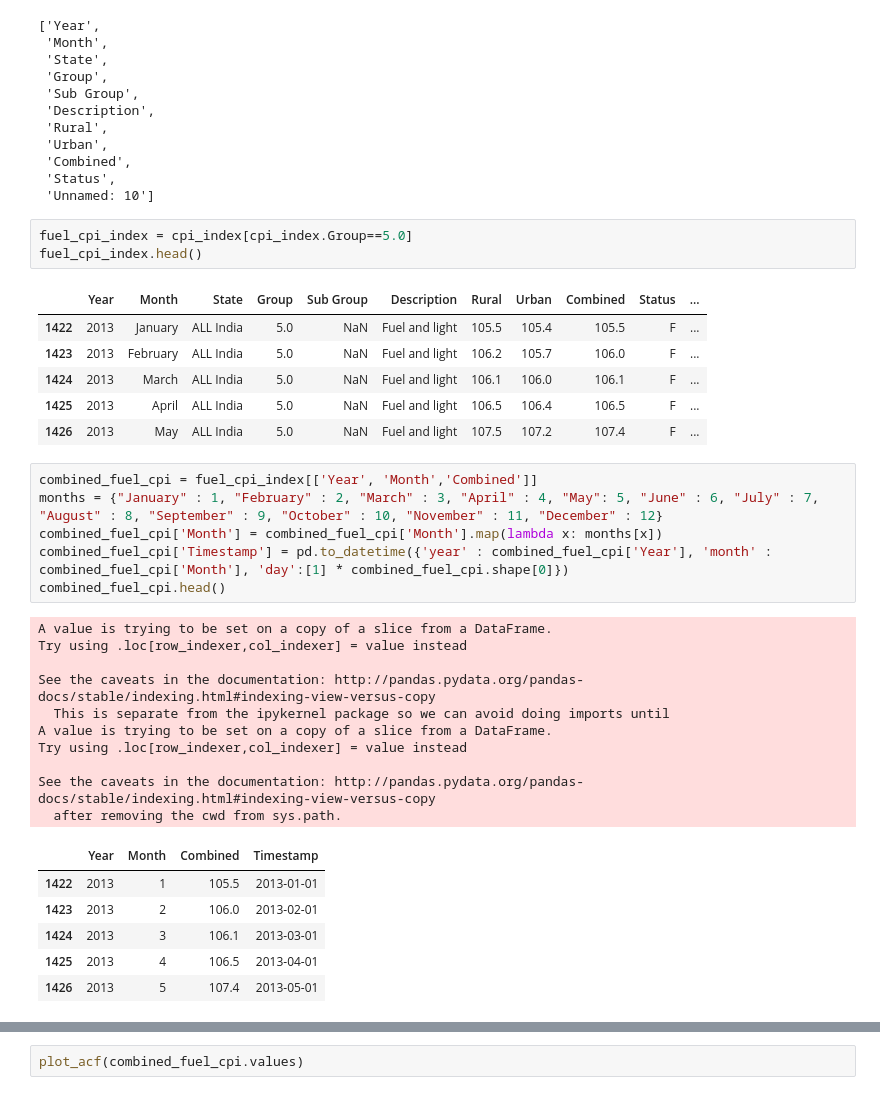
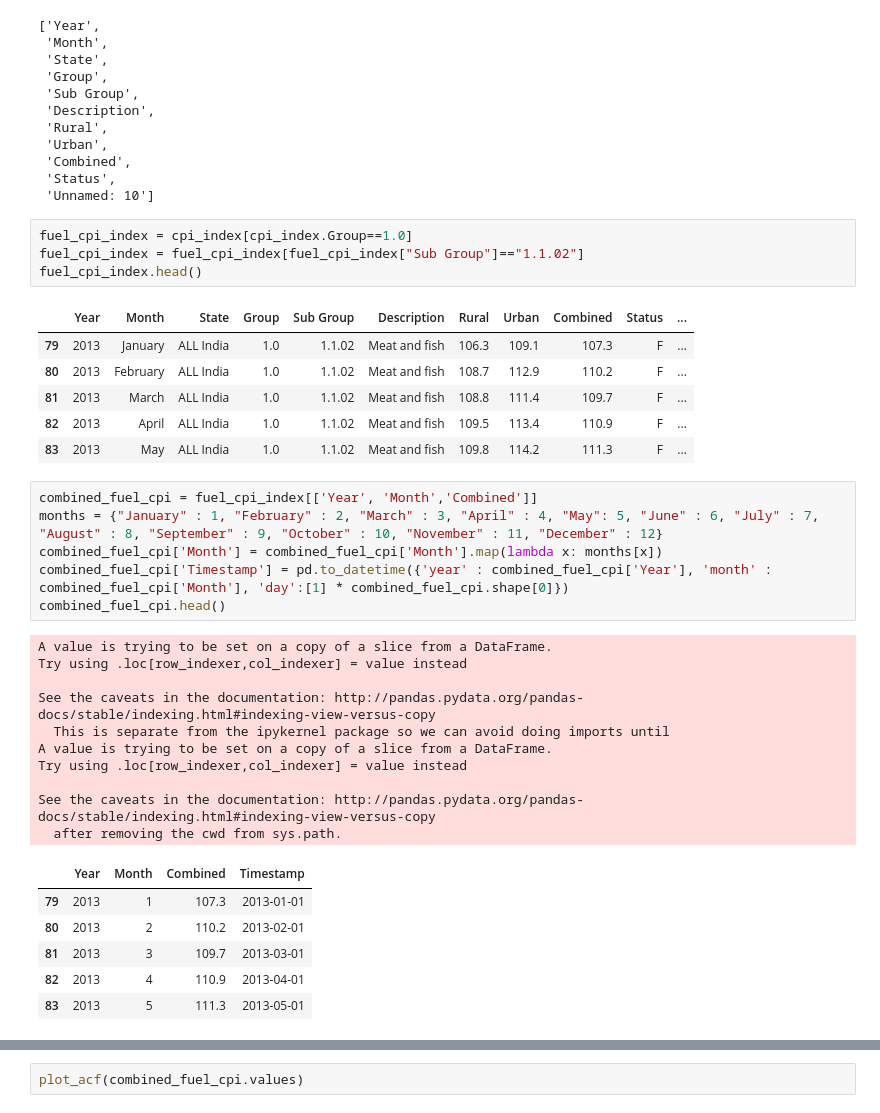
Before and after one commit to Aman-1412/cpi_prediction, a Jupyter notebook: CPI_Prediction.ipynb, the cells around one changed output, grey strips where cells are left out. Saved outputs shown, nothing was run; the diff lists cells and outputs as text.

```diff
--- a/CPI_Prediction.ipynb
+++ b/CPI_Prediction.ipynb
@@ -64,15 +65,16 @@ list(cpi_index)
  'Status',
  'Unnamed: 10']
 # %%
-fuel_cpi_index = cpi_index[cpi_index.Group==5.0]
+fuel_cpi_index = cpi_index[cpi_index.Group==1.0]
+fuel_cpi_index = fuel_cpi_index[fuel_cpi_index["Sub Group"]=="1.1.02"]
 fuel_cpi_index.head()
 # %% [output]
 |  | Year | Month | State | Group | Sub Group | Description | Rural | Urban | Combined | Status | ... |
-| 1422 | 2013 | January | ALL India | 5.0 | NaN | Fuel and light | 105.5 | 105.4 | 105.5 | F | ... |
-| 1423 | 2013 | February | ALL India | 5.0 | NaN | Fuel and light | 106.2 | 105.7 | 106.0 | F | ... |
-| 1424 | 2013 | March | ALL India | 5.0 | NaN | Fuel and light | 106.1 | 106.0 | 106.1 | F | ... |
-| 1425 | 2013 | April | ALL India | 5.0 | NaN | Fuel and light | 106.5 | 106.4 | 106.5 | F | ... |
-| 1426 | 2013 | May | ALL India | 5.0 | NaN | Fuel and light | 107.5 | 107.2 | 107.4 | F | ... |
+| 79 | 2013 | January | ALL India | 1.0 | 1.1.02 | Meat and fish | 106.3 | 109.1 | 107.3 | F | ... |
+| 80 | 2013 | February | ALL India | 1.0 | 1.1.02 | Meat and fish | 108.7 | 112.9 | 110.2 | F | ... |
+| 81 | 2013 | March | ALL India | 1.0 | 1.1.02 | Meat and fish | 108.8 | 111.4 | 109.7 | F | ... |
+| 82 | 2013 | April | ALL India | 1.0 | 1.1.02 | Meat and fish | 109.5 | 113.4 | 110.9 | F | ... |
+| 83 | 2013 | May | ALL India | 1.0 | 1.1.02 | Meat and fish | 109.8 | 114.2 | 111.3 | F | ... |
 # %%
 combined_fuel_cpi = fuel_cpi_index[['Year', 'Month','Combined']]
 months = {"January" : 1, "February" : 2, "March" : 3, "April" : 4, "May": 5, "June" : 6, "July" : 7, "August" : 8, "September" : 9, "October" : 10, "November" : 11, "December" : 12}
@@ -91,11 +93,11 @@ Try using .loc[row_indexer,col_indexer] = value instead
 See the caveats in the documentation: http://pandas.pydata.org/pandas-docs/stable/indexing.html#indexing-view-versus-copy
   after removing the cwd from sys.path.
 |  | Year | Month | Combined | Timestamp |
-| 1422 | 2013 | 1 | 105.5 | 2013-01-01 |
-| 1423 | 2013 | 2 | 106.0 | 2013-02-01 |
-| 1424 | 2013 | 3 | 106.1 | 2013-03-01 |
-| 1425 | 2013 | 4 | 106.5 | 2013-04-01 |
-| 1426 | 2013 | 5 | 107.4 | 2013-05-01 |
+| 79 | 2013 | 1 | 107.3 | 2013-01-01 |
+| 80 | 2013 | 2 | 110.2 | 2013-02-01 |
+| 81 | 2013 | 3 | 109.7 | 2013-03-01 |
+| 82 | 2013 | 4 | 110.9 | 2013-04-01 |
+| 83 | 2013 | 5 | 111.3 | 2013-05-01 |
 # %%
 combined_fuel_cpi = combined_fuel_cpi.set_index("Timestamp")
 combined_fuel_cpi.head()
```
Also changed, not shown: parts of 21 cells of this notebook, 3 other files.
